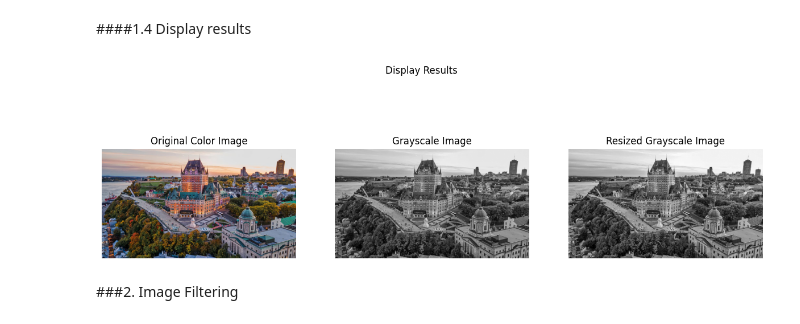
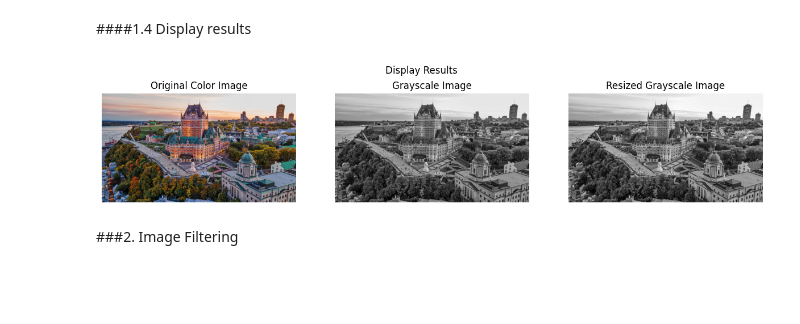
Before and after one commit to jewoolee0502/ComputerVision, a Jupyter notebook: ECSE415_A1.ipynb, the cells around one changed output. Drawn from its saved outputs; the diff is of its cells as text; code cells hidden in the pictures; blank space fills up the shorter version.

```diff
--- a/ECSE415_A1.ipynb
+++ b/ECSE415_A1.ipynb
@@ -68,7 +68,7 @@ def to_grayscale(img):
   img_gray = 0.299 * img[:, :, 0] + 0.587 * img[:, :, 1] + 0.114 * img[:, :, 2]
 
   if original_dtype == np.uint8:
-    return (img_gray * 255.0).astype(np.uint8) # reverting back to original
+    return np.round(img_gray * 255.0).astype(np.uint8) # reverting back to original
   else:
     return img_gray
 
@@ -83,8 +83,11 @@ plt.imshow(img_gray, cmap='gray')
 ####1.3 Resize your image
 # %%
 def resize_img(img):
+  if img.ndim != 2:
+    return ValueError("Input image must be 2-dimensional (grayscale) image")
+
   max_dim = 512
-  H,W = img.shape[:2]
+  H, W = img.shape
 
   # calculating the ratio
   if H > W:
@@ -92,8 +95,7 @@ def resize_img(img):
   else:
     scale = max_dim / W
 
-  new_H = int(np.round(H * scale))
-  new_W = int(np.round(W * scale))
+  new_H, new_W = int(np.round(H * scale)), int(np.round(W * scale))
 
   return cv2.resize(img, (new_W, new_H))
 
@@ -127,24 +129,24 @@ Resized Image width: 512
 # %%
 # Displaying 3 images side by side
 
-fig, axes = plt.subplots(1, 3, figsize=(15,5))
+fig, axes = plt.subplots(1, 3, figsize=(15,3))
 fig.suptitle("Display Results")
 
 axes[0].imshow(img_color)
 axes[0].set_title("Original Color Image")
 axes[0].axis("off")
 
 axes[1].imshow(img_gray, cmap='gray')
 axes[1].set_title("Grayscale Image")
 axes[1].axis("off")
 
 axes[2].imshow(img_resized, cmap='gray')
 axes[2].set_title("Resized Grayscale Image")
 axes[2].axis("off")
 
 plt.show()
 # %% [output]
-[figure, old version]
+[figure, new version]
 # %% [markdown]
 ###2. Image Filtering
 # %% [markdown]
```
Also changed, not shown: parts of 7 cells of this notebook.
